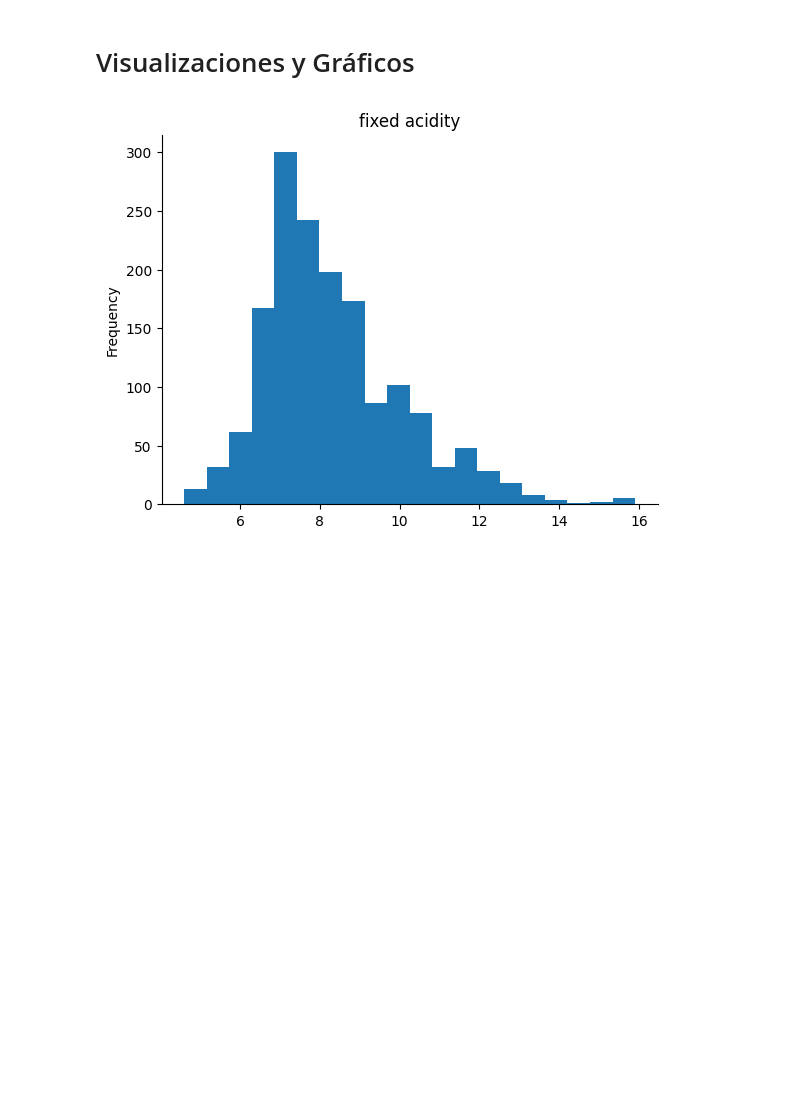
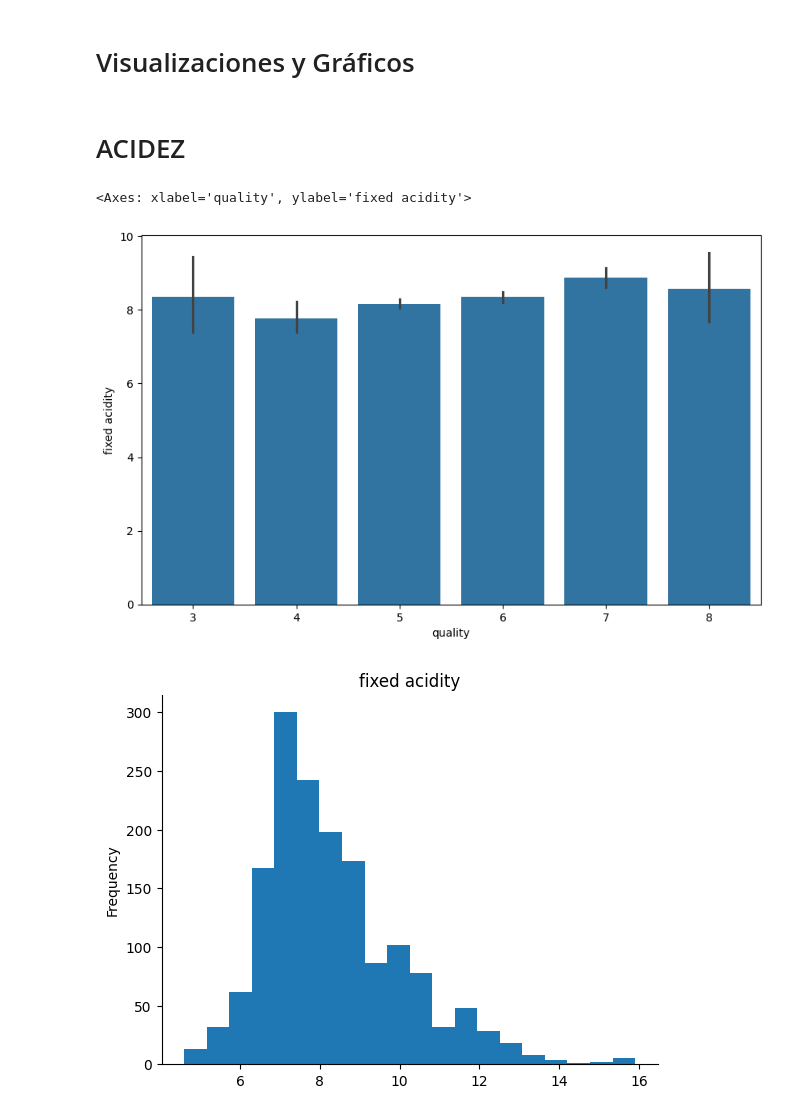
Before and after one commit to RussoT99/ProyectoDS, a Jupyter notebook: ProyectoDS_Parte_I__Russo_Tomás.ipynb, the cells around one changed output. Cells and saved outputs as stored; diff of their text form; code cells hidden in the pictures; blank space fills up the shorter version.

Commit message:
Versión más avanzada para la 1er Pre-Entrega del PF de DS

```diff
--- a/ProyectoDS_Parte_I__Russo_Tomás.ipynb
+++ b/ProyectoDS_Parte_I__Russo_Tomás.ipynb
@@ -219,5 +245,15 @@ dtype: float64
 # %% [markdown]
 # Visualizaciones y Gráficos
+# %% [markdown]
+# ACIDEZ
+# %%
+fig = plt.figure(figsize = (10,6))
+sns.barplot(x = 'quality', y = 'fixed acidity', data = df)
+
+# Aquí se puede observar que la acidez no da ninguna especificación para clasificar la calidad.
+# %% [output]
+<Axes: xlabel='quality', ylabel='fixed acidity'>
+[figure, added]
 # %%
 df['fixed acidity'].plot(kind='hist', bins=20, title='fixed acidity')
 plt.gca().spines[['top', 'right',]].set_visible(False)
```
Also changed, not shown: parts of 38 cells of this notebook.
